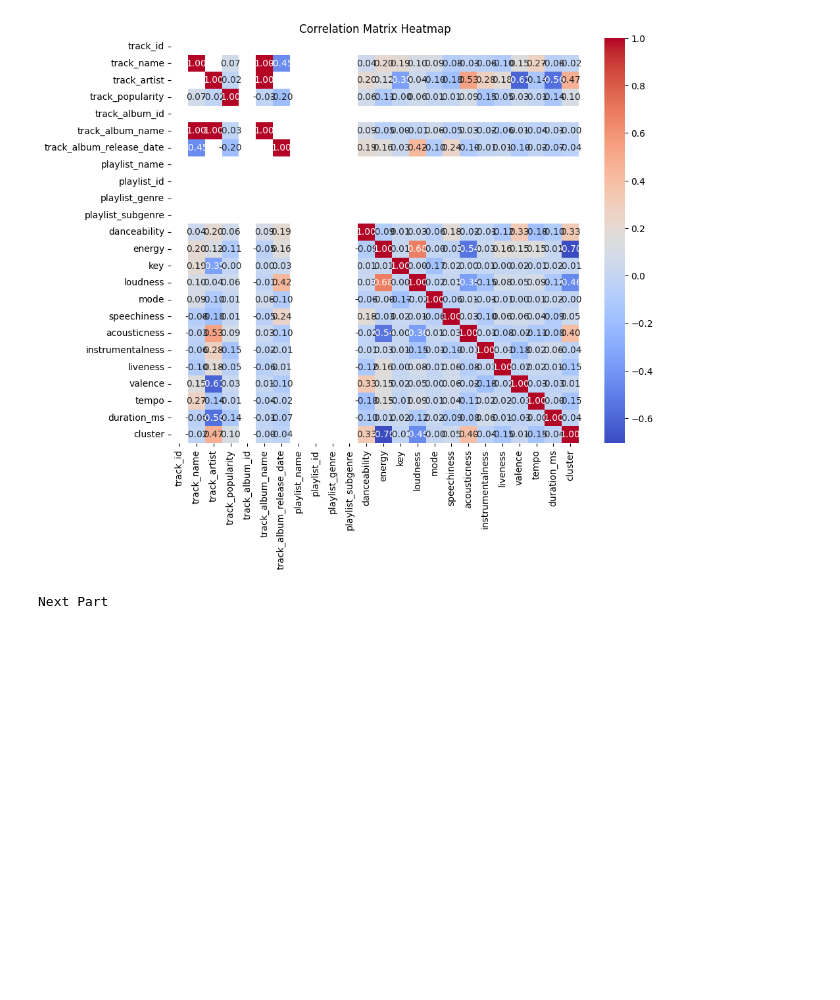
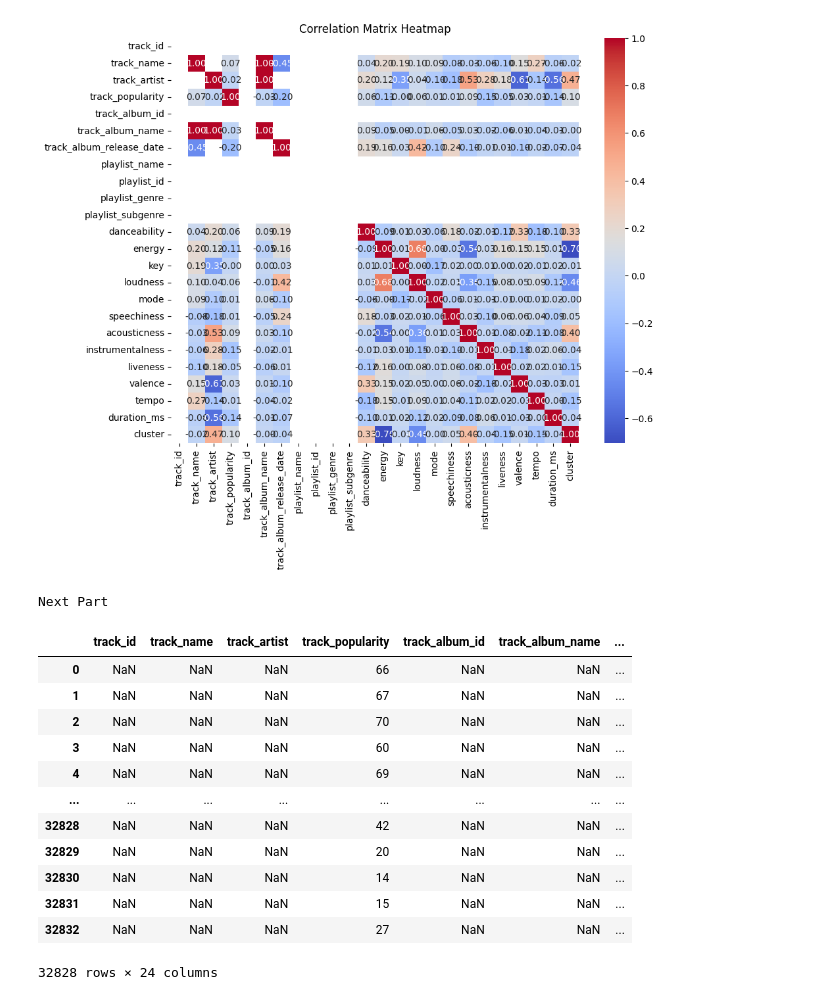
Before and after one commit to aT-404/CorizoMProject, a Jupyter notebook: Project2.ipynb, the cells around one changed output. Drawn from its saved outputs; the diff is of its cells as text; code cells hidden in the pictures; blank space fills up the shorter version.

```diff
--- a/Project2.ipynb
+++ b/Project2.ipynb
@@ -231,0 +235,16 @@ Next Part
+# %%
+df
+# %% [output]
+|  | track_id | track_name | track_artist | track_popularity | track_album_id | track_album_name | ... |
+| 0 | NaN | NaN | NaN | 66 | NaN | NaN | ... |
+| 1 | NaN | NaN | NaN | 67 | NaN | NaN | ... |
+| 2 | NaN | NaN | NaN | 70 | NaN | NaN | ... |
+| 3 | NaN | NaN | NaN | 60 | NaN | NaN | ... |
+| 4 | NaN | NaN | NaN | 69 | NaN | NaN | ... |
+| ... | ... | ... | ... | ... | ... | ... | ... |
+| 32828 | NaN | NaN | NaN | 42 | NaN | NaN | ... |
+| 32829 | NaN | NaN | NaN | 20 | NaN | NaN | ... |
+| 32830 | NaN | NaN | NaN | 14 | NaN | NaN | ... |
+| 32831 | NaN | NaN | NaN | 15 | NaN | NaN | ... |
+| 32832 | NaN | NaN | NaN | 27 | NaN | NaN | ... |
+32828 rows × 24 columns
```
Also changed, not shown: parts of 10 cells of this notebook.
